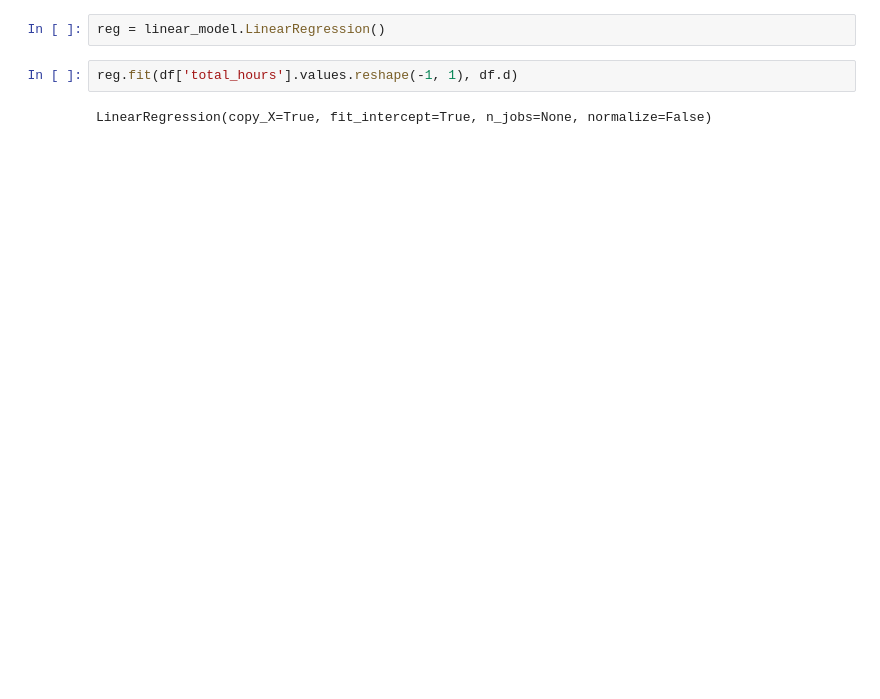
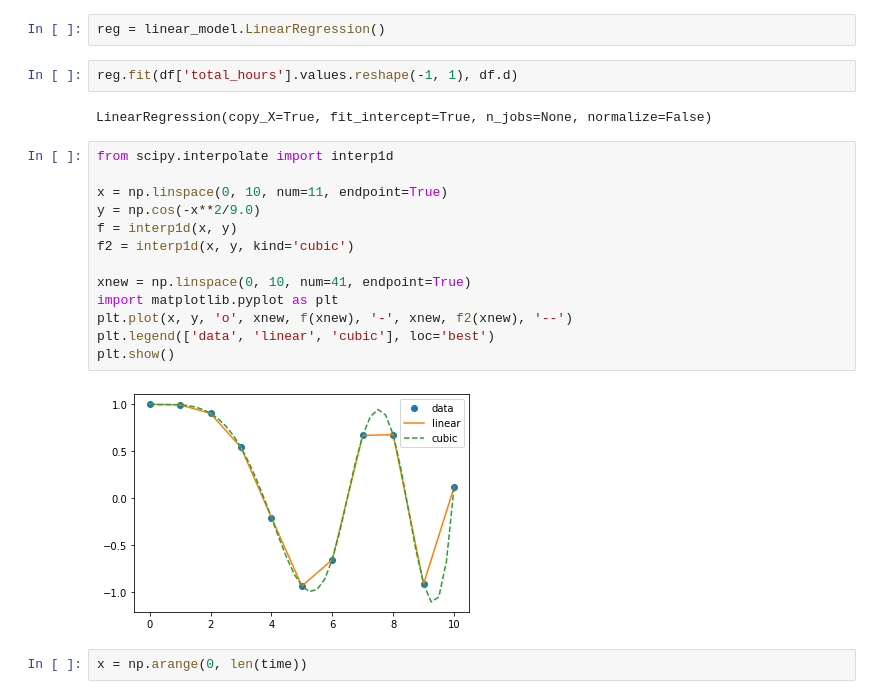
Before and after one commit to Brandon-Spicer/Productivity, a Jupyter notebook: analysis/analysis.ipynb, the cells around one changed output. Cells and saved outputs as stored; diff of their text form; blank space fills up the shorter version.

```diff
--- a/analysis/analysis.ipynb
+++ b/analysis/analysis.ipynb
@@ -116,3 +117,20 @@ reg = linear_model.LinearRegression()
 reg.fit(df['total_hours'].values.reshape(-1, 1), df.d)
 # %% [output]
 LinearRegression(copy_X=True, fit_intercept=True, n_jobs=None, normalize=False)
+# %%
+from scipy.interpolate import interp1d
+
+x = np.linspace(0, 10, num=11, endpoint=True)
+y = np.cos(-x**2/9.0)
+f = interp1d(x, y)
+f2 = interp1d(x, y, kind='cubic')
+
+xnew = np.linspace(0, 10, num=41, endpoint=True)
+import matplotlib.pyplot as plt
+plt.plot(x, y, 'o', xnew, f(xnew), '-', xnew, f2(xnew), '--')
+plt.legend(['data', 'linear', 'cubic'], loc='best')
+plt.show()
+# %% [output]
+[figure, added]
+# %%
+x = np.arange(0, len(time))
```
Also changed, not shown: parts of 20 cells of this notebook.
